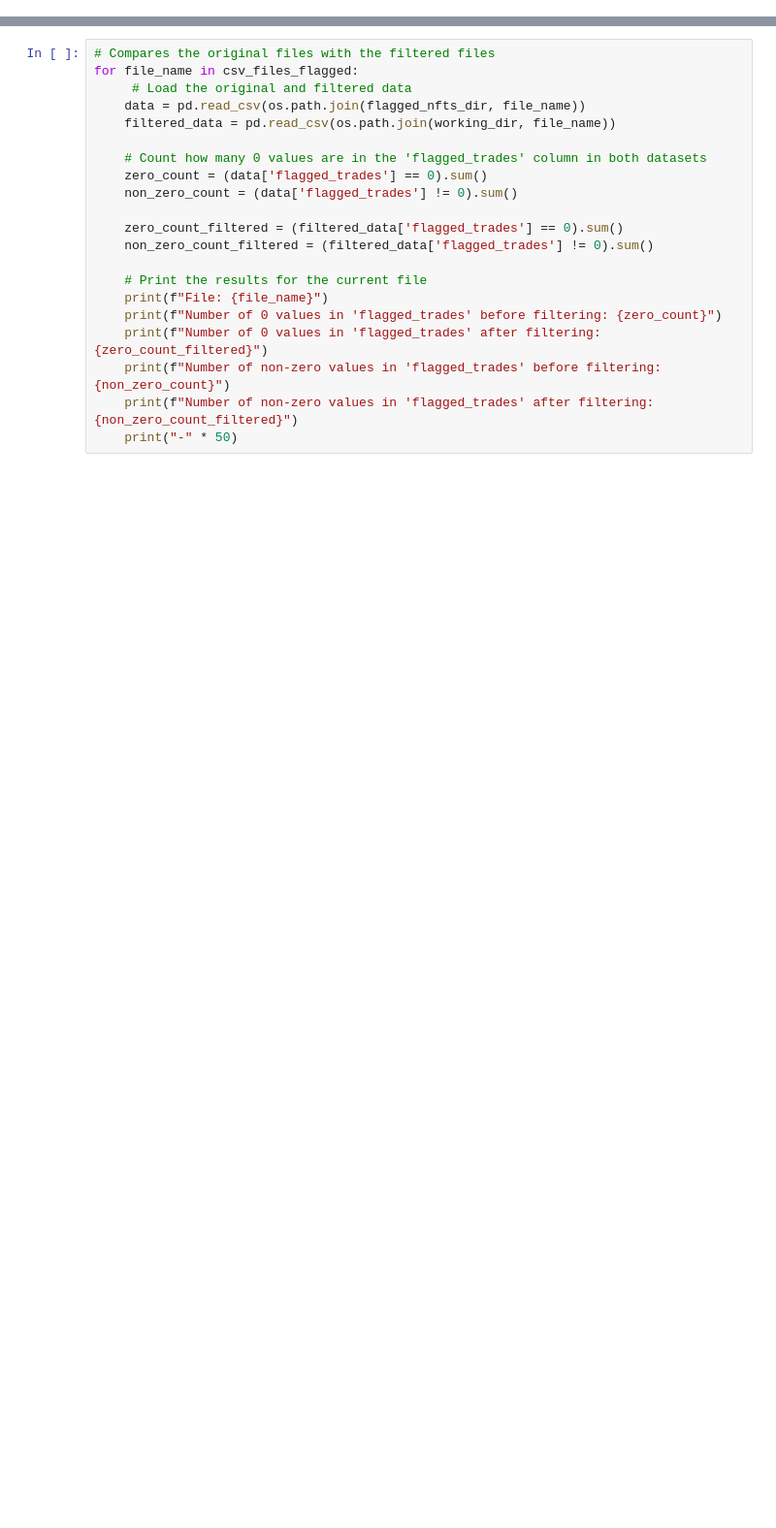
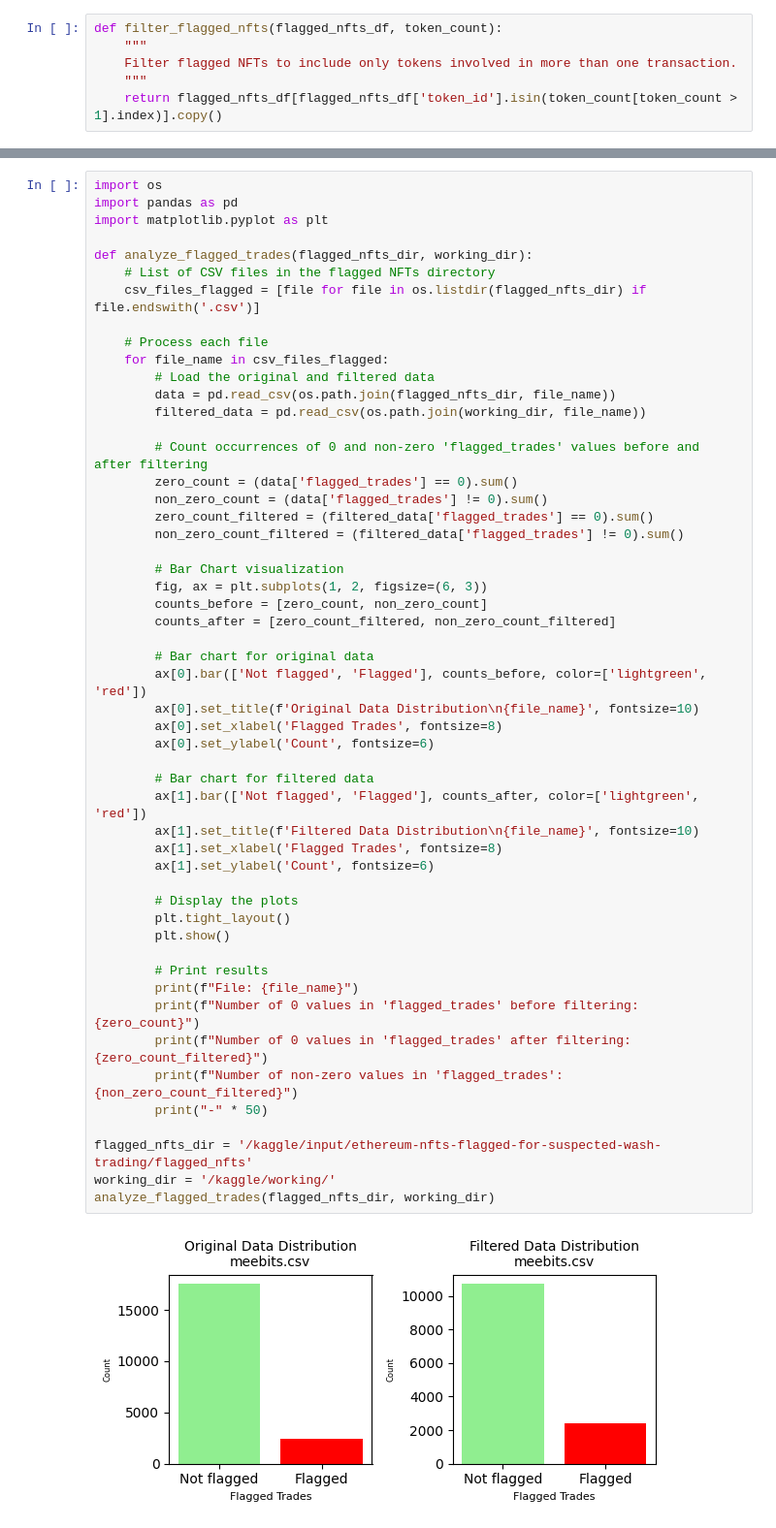
Before and after one commit to ajilataN/Fraud-Detection-in-NFT-Markets, a Jupyter notebook: fraud-detection.ipynb, the cells around one changed output, grey strips where cells are left out. Shown at 97% size. Cells and saved outputs as stored; diff of their text form; blank space fills up the shorter version.

```diff
--- a/fraud-detection.ipynb
+++ b/fraud-detection.ipynb
@@ -82,0 +203,6 @@ Saving mutant-ape-yacht-club.csv
+# %%
+def filter_flagged_nfts(flagged_nfts_df, token_count):
+    """
+    Filter flagged NFTs to include only tokens involved in more than one transaction.
+    """
+    return flagged_nfts_df[flagged_nfts_df['token_id'].isin(token_count[token_count > 1].index)].copy()
@@ -83,25 +266,57 @@ Saving mutant-ape-yacht-club.csv
 # %%
-# Compares the original files with the filtered files
-for file_name in csv_files_flagged:
-     # Load the original and filtered data
-    data = pd.read_csv(os.path.join(flagged_nfts_dir, file_name))
-    filtered_data = pd.read_csv(os.path.join(working_dir, file_name))
+import os
+import pandas as pd
+import matplotlib.pyplot as plt
 
-    # Count how many 0 values are in the 'flagged_trades' column in both datasets
-    zero_count = (data['flagged_trades'] == 0).sum()
-    non_zero_count = (data['flagged_trades'] != 0).sum()
+def analyze_flagged_trades(flagged_nfts_dir, working_dir):
+    # List of CSV files in the flagged NFTs directory
+    csv_files_flagged = [file for file in os.listdir(flagged_nfts_dir) if file.endswith('.csv')]
 
-    zero_count_filtered = (filtered_data['flagged_trades'] == 0).sum()
-    non_zero_count_filtered = (filtered_data['flagged_trades'] != 0).sum()
+    # Process each file
+    for file_name in csv_files_flagged:
+        # Load the original and filtered data
+        data = pd.read_csv(os.path.join(flagged_nfts_dir, file_name))
+        filtered_data = pd.read_csv(os.path.join(working_dir, file_name))
 
-    # Print the results for the current file
-    print(f"File: {file_name}")
-    print(f"Number of 0 values in 'flagged_trades' before filtering: {zero_count}")
-    print(f"Number of 0 values in 'flagged_trades' after filtering: {zero_count_filtered}")
-    print(f"Number of non-zero values in 'flagged_trades' before filtering: {non_zero_count}")
-    print(f"Number of non-zero values in 'flagged_trades' after filtering: {non_zero_count_filtered}")
-    print("-" * 50)
+        # Count occurrences of 0 and non-zero 'flagged_trades' values before and after filtering
+        zero_count = (data['flagged_trades'] == 0).sum()
+        non_zero_count = (data['flagged_trades'] != 0).sum()
+        zero_count_filtered = (filtered_data['flagged_trades'] == 0).sum()
+        non_zero_count_filtered = (filtered_data['flagged_trades'] != 0).sum()
+
+        # Bar Chart visualization
+        fig, ax = plt.subplots(1, 2, figsize=(6, 3))
+        counts_before = [zero_count, non_zero_count]
+        counts_after = [zero_count_filtered, non_zero_count_filtered]
+
+        # Bar chart for original data
+        ax[0].bar(['Not flagged', 'Flagged'], counts_before, color=['lightgreen', 'red'])
+        ax[0].set_title(f'Original Data Distribution\n{file_name}', fontsize=10)
+        ax[0].set_xlabel('Flagged Trades', fontsize=8)
+        ax[0].set_ylabel('Count', fontsize=6)
+
+        # Bar chart for filtered data
+        ax[1].bar(['Not flagged', 'Flagged'], counts_after, color=['lightgreen', 'red'])
+        ax[1].set_title(f'Filtered Data Distribution\n{file_name}', fontsize=10)
+        ax[1].set_xlabel('Flagged Trades', fontsize=8)
+        ax[1].set_ylabel('Count', fontsize=6)
+
+        # Display the plots
+        plt.tight_layout()
+        plt.show()
+
+        # Print results
+        print(f"File: {file_name}")
+        print(f"Number of 0 values in 'flagged_trades' before filtering: {zero_count}")
+        print(f"Number of 0 values in 'flagged_trades' after filtering: {zero_count_filtered}")
+        print(f"Number of non-zero values in 'flagged_trades': {non_zero_count_filtered}")
+        print("-" * 50)
+
+flagged_nfts_dir = '/kaggle/input/ethereum-nfts-flagged-for-suspected-wash-trading/flagged_nfts'
+working_dir = '/kaggle/working/'
+analyze_flagged_trades(flagged_nfts_dir, working_dir)
 # %% [output]
+[figure, added]
 File: meebits.csv
 Number of 0 values in 'flagged_trades' before filtering: 17573
 Number of 0 values in 'flagged_trades' after filtering: 10732
```
Also changed, not shown: parts of 16 cells of this notebook.
